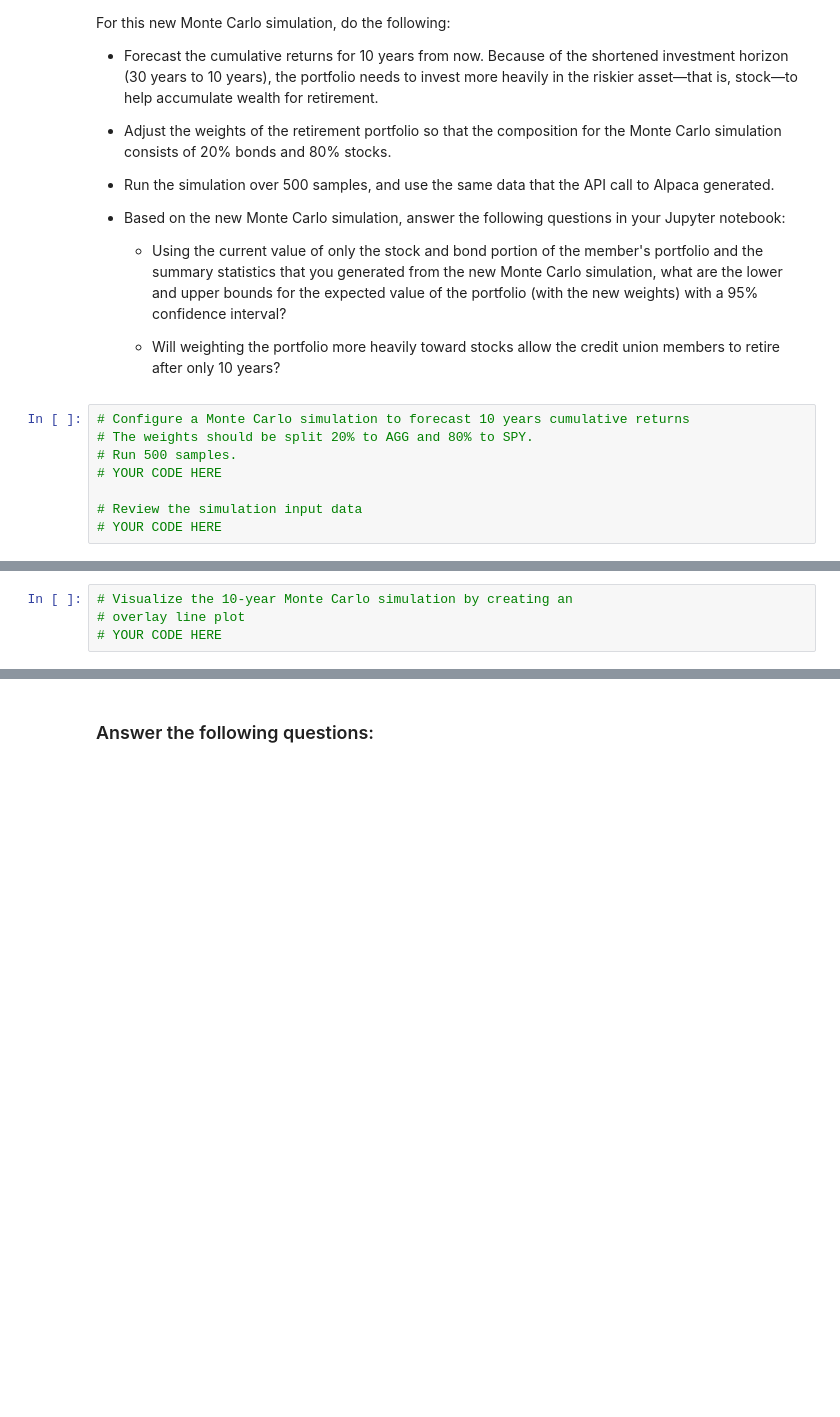
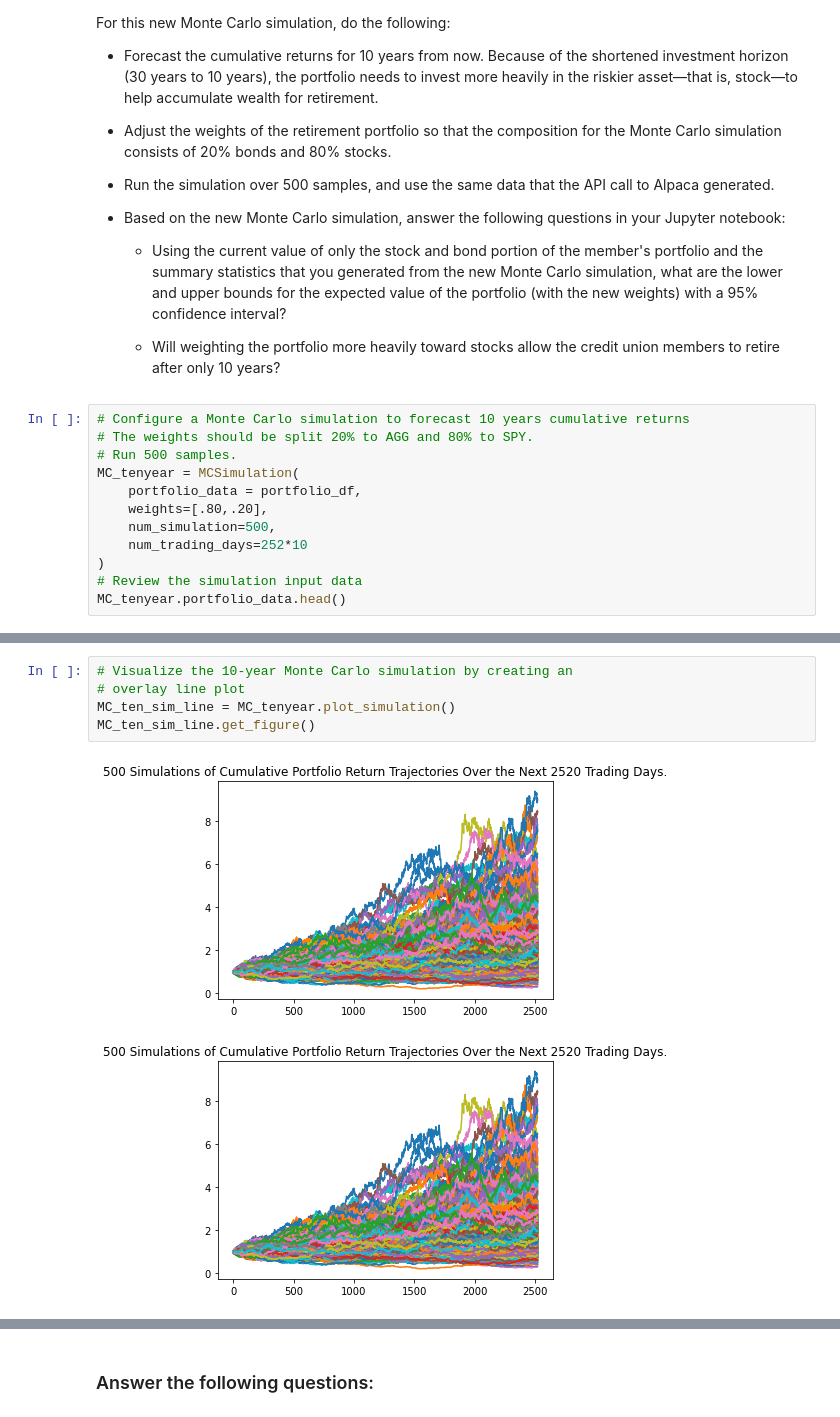
Before and after one commit to QuinnStroube/Financial_Planner, a Jupyter notebook: financial_planning_tools.ipynb, the cells around one changed output, grey strips where cells are left out. Saved outputs shown, nothing was run; the diff lists cells and outputs as text; blank space fills up the shorter version.

```diff
--- a/financial_planning_tools.ipynb
+++ b/financial_planning_tools.ipynb
@@ -424,7 +628,11 @@ For this new Monte Carlo simulation, do the following:
 # Configure a Monte Carlo simulation to forecast 10 years cumulative returns
 # The weights should be split 20% to AGG and 80% to SPY.
 # Run 500 samples.
-# YOUR CODE HERE
-
+MC_tenyear = MCSimulation(
+    portfolio_data = portfolio_df,
+    weights=[.80,.20],
+    num_simulation=500,
+    num_trading_days=252*10
+)
 # Review the simulation input data
-# YOUR CODE HERE
+MC_tenyear.portfolio_data.head()
@@ -434,7 +693,11 @@ For this new Monte Carlo simulation, do the following:
 # %%
 # Visualize the 10-year Monte Carlo simulation by creating an
 # overlay line plot
-# YOUR CODE HERE
+MC_ten_sim_line = MC_tenyear.plot_simulation()
+MC_ten_sim_line.get_figure()
+# %% [output]
+[figure, added]
+[figure, added]
 # %%
 # Visualize the probability distribution of the 10-year Monte Carlo simulation
 # by plotting a histogram
```
Also changed, not shown: parts of 39 cells of this notebook, 2 other files.
